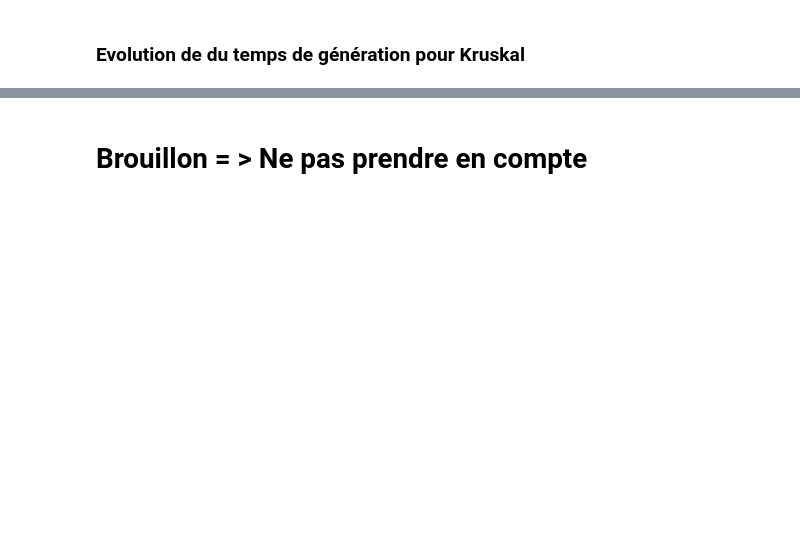
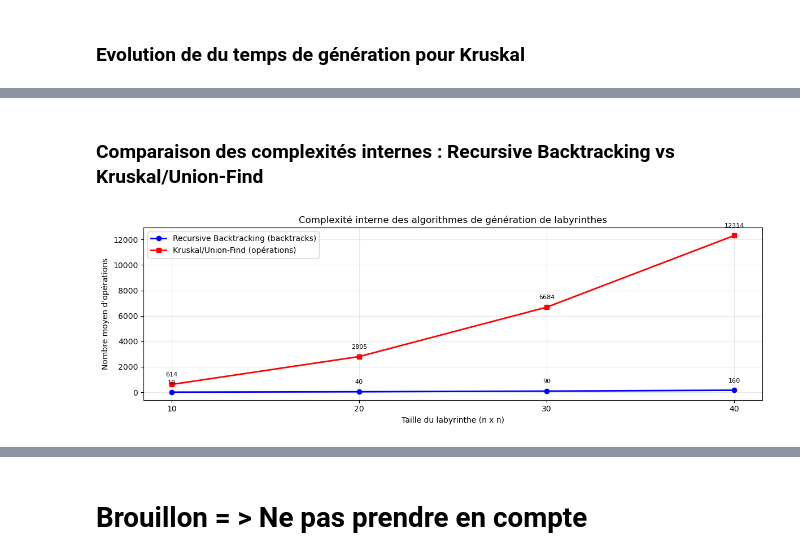
Before and after one commit to Paul-Emmanuel-Buffe/amazing-mazes, a Jupyter notebook: amazing_mazes_report.ipynb, the cells around one changed output, grey strips where cells are left out. Cells and saved outputs as stored; diff of their text form; code cells hidden in the pictures; blank space fills up the shorter version.

```diff
--- a/amazing_mazes_report.ipynb
+++ b/amazing_mazes_report.ipynb
@@ -523,0 +554,47 @@ Cette visualisation illustre parfaitement le paradoxe théorie/pratique : Kruska
+# %% [markdown]
+### Comparaison des complexités internes : Recursive Backtracking vs Kruskal/Union-Find
+# %%
+df_ops = duckdb.sql("""
+    SELECT
+        maze_size,
+        algorithm,
+        AVG(CASE
+            WHEN algorithm = 'recursive_backtracking' THEN backtrack_count
+            WHEN algorithm = 'kruskal' THEN union_find_operations
+        END) AS avg_ops
+    FROM df_clean
+    WHERE maze_size <= 40
+    GROUP BY maze_size, algorithm
+    ORDER BY maze_size, algorithm
+""").df()
+
+pivot_df = df_ops.pivot(index='maze_size', columns='algorithm', values='avg_ops')
+
+# Tracer avec des courbes
+plt.figure(figsize=(12, 4))
+plt.plot(pivot_df.index, pivot_df['recursive_backtracking'], 'o-',
+         label='Recursive Backtracking (backtracks)', linewidth=2, markersize=6, color='blue')
+plt.plot(pivot_df.index, pivot_df['kruskal'], 's-',
+         label='Kruskal/Union-Find (opérations)', linewidth=2, markersize=6, color='red')
+
+plt.xlabel('Taille du labyrinthe (n x n)')
+plt.ylabel('Nombre moyen d\'opérations')
+plt.title('Complexité interne des algorithmes de génération de labyrinthes')
+plt.legend()
+plt.grid(True, alpha=0.3)
+plt.xticks(pivot_df.index)
+
+# Ajouter des annotations pour les valeurs (optionnel)
+for algo in ['recursive_backtracking', 'kruskal']:
+    for i, value in enumerate(pivot_df[algo]):
+        plt.annotate(f'{value:.0f}',
+                    (pivot_df.index[i], pivot_df[algo].iloc[i]),
+                    textcoords="offset points",
+                    xytext=(0,10),
+                    ha='center',
+                    fontsize=8)
+
+plt.tight_layout()
+plt.show()
+# %% [output]
+[figure, added]
```
Also changed, not shown: parts of 31 cells of this notebook.
